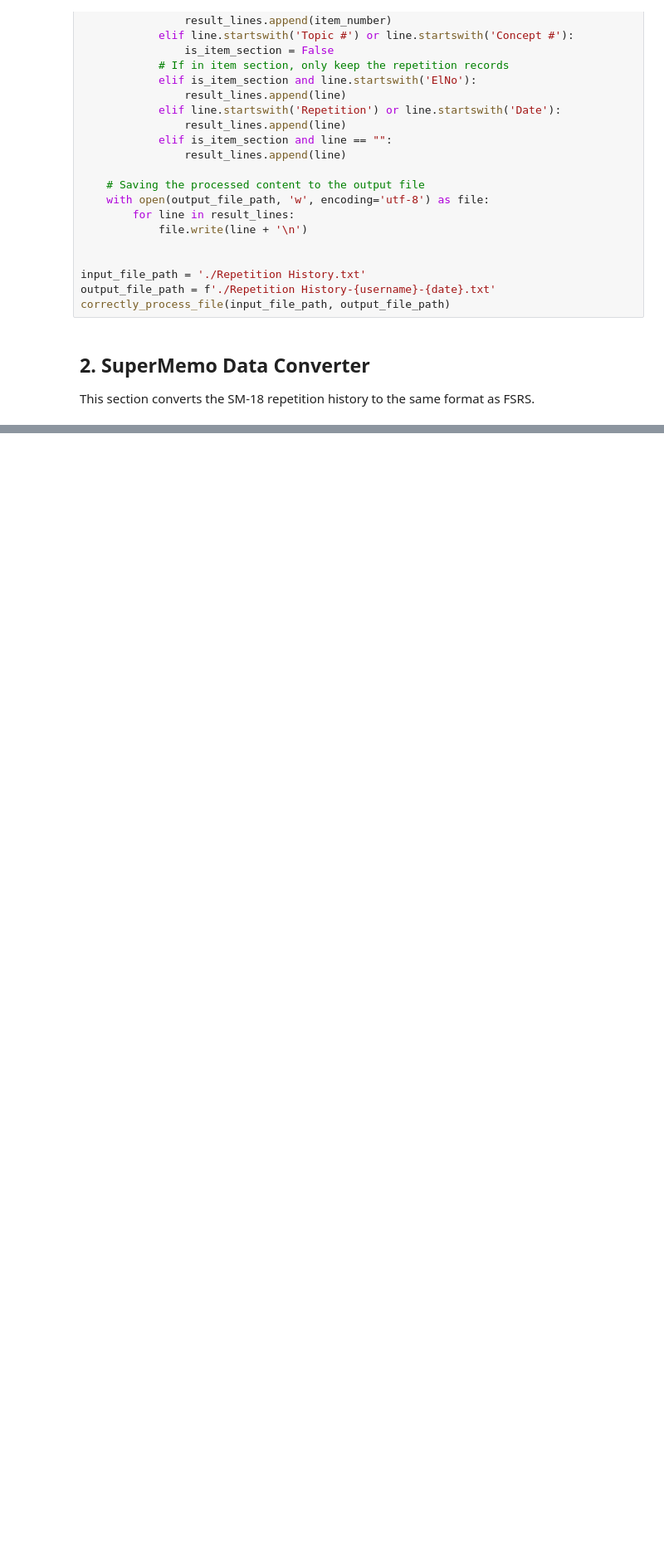
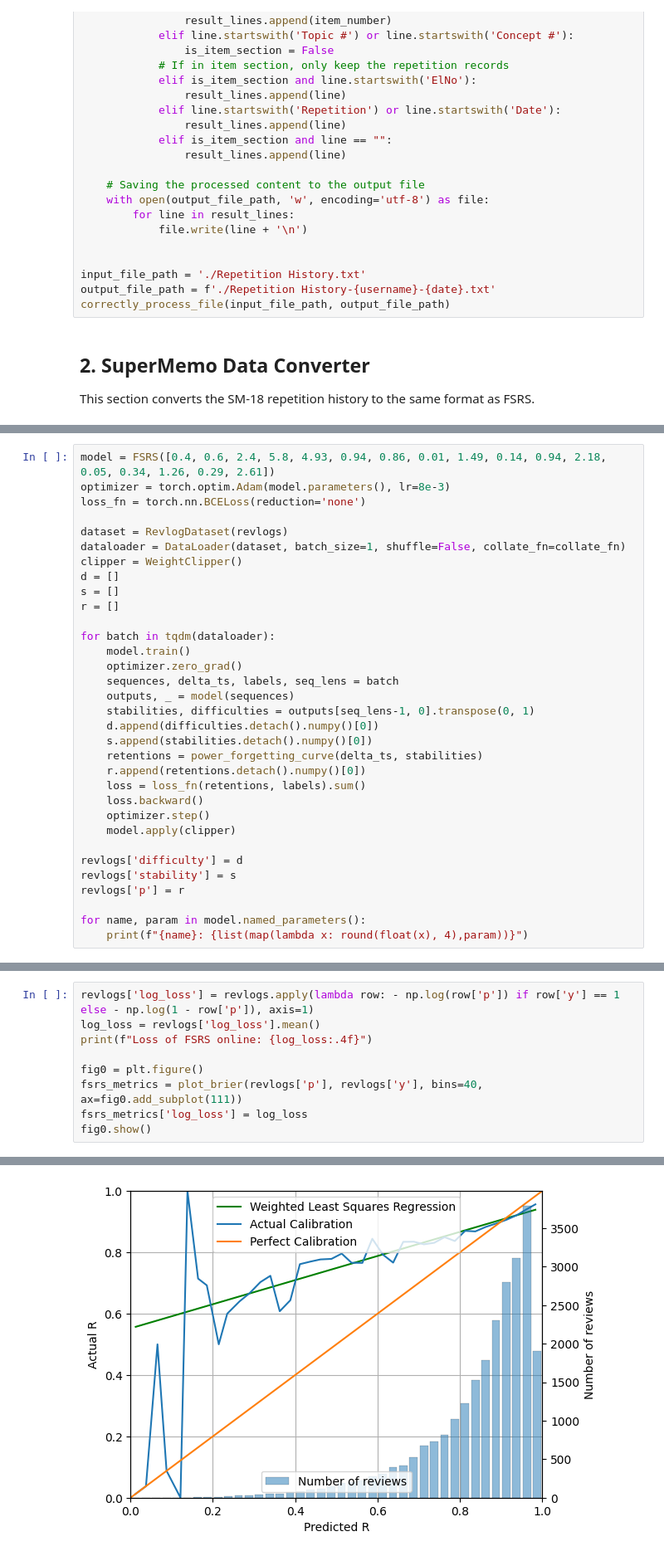
Before and after one commit to open-spaced-repetition/fsrs-vs-sm15, a Jupyter notebook: compare.ipynb, the cells around one changed output, grey strips where cells are left out. Shown at 83% size. Drawn from its saved outputs; the diff is of its cells as text; blank space fills up the shorter version.

```diff
--- a/compare.ipynb
+++ b/compare.ipynb
@@ -288,0 +220,33 @@ Universal Metric of SM2: 0.4731
+# %%
+model = FSRS([0.4, 0.6, 2.4, 5.8, 4.93, 0.94, 0.86, 0.01, 1.49, 0.14, 0.94, 2.18, 0.05, 0.34, 1.26, 0.29, 2.61])
+optimizer = torch.optim.Adam(model.parameters(), lr=8e-3)
+loss_fn = torch.nn.BCELoss(reduction='none')
+
+dataset = RevlogDataset(revlogs)
+dataloader = DataLoader(dataset, batch_size=1, shuffle=False, collate_fn=collate_fn)
+clipper = WeightClipper()
+d = []
+s = []
+r = []
+
+for batch in tqdm(dataloader):
+    model.train()
+    optimizer.zero_grad()
+    sequences, delta_ts, labels, seq_lens = batch
+    outputs, _ = model(sequences)
+    stabilities, difficulties = outputs[seq_lens-1, 0].transpose(0, 1)
+    d.append(difficulties.detach().numpy()[0])
+    s.append(stabilities.detach().numpy()[0])
+    retentions = power_forgetting_curve(delta_ts, stabilities)
+    r.append(retentions.detach().numpy()[0])
+    loss = loss_fn(retentions, labels).sum()
+    loss.backward()
+    optimizer.step()
+    model.apply(clipper)
+
+revlogs['difficulty'] = d
+revlogs['stability'] = s
+revlogs['p'] = r
+
+for name, param in model.named_parameters():
+    print(f"{name}: {list(map(lambda x: round(float(x), 4),param))}")
@@ -288,0 +255,10 @@ Universal Metric of SM2: 0.4731
+# %%
+revlogs['log_loss'] = revlogs.apply(lambda row: - np.log(row['p']) if row['y'] == 1 else - np.log(1 - row['p']), axis=1)
+log_loss = revlogs['log_loss'].mean()
+print(f"Loss of FSRS online: {log_loss:.4f}")
+
+fig0 = plt.figure()
+fsrs_metrics = plot_brier(revlogs['p'], revlogs['y'], bins=40, ax=fig0.add_subplot(111))
+fsrs_metrics['log_loss'] = log_loss
+fig0.show()
+# %% [output]
@@ -289 +270,2 @@ Universal Metric of SM2: 0.4731
+[figure, added]
 # %%
```
Also changed, not shown: parts of 12 cells of this notebook, 4 other files.
